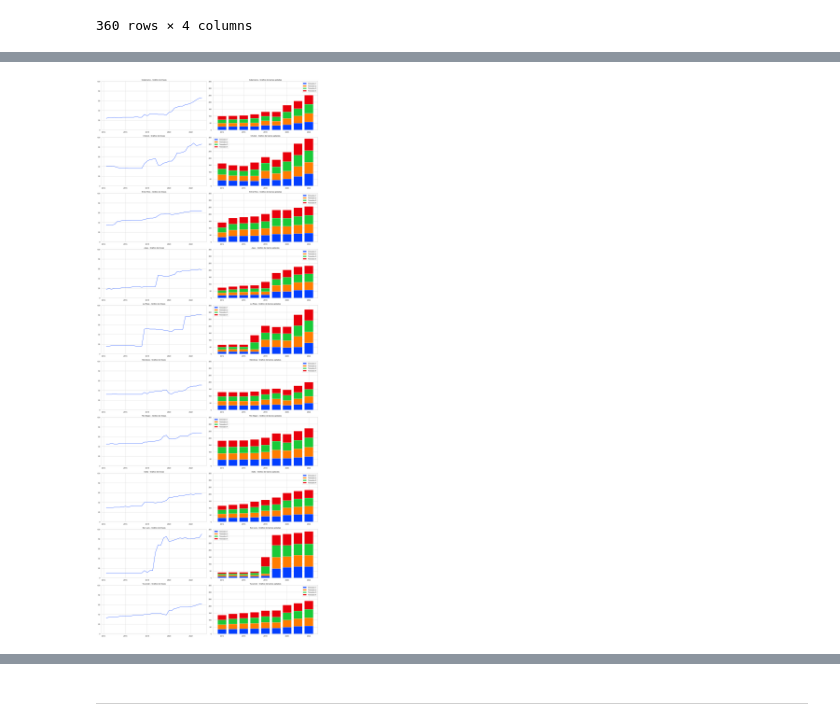
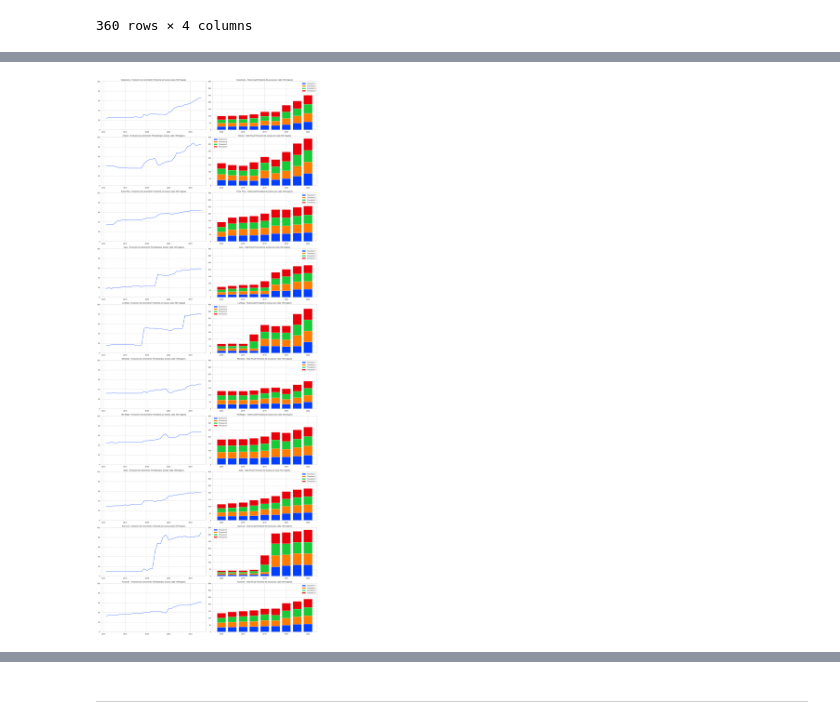
Before and after one commit to jonathancastillo185/Proyecto-2, a Jupyter notebook: ETL/EDA.ipynb, the cells around one changed output, grey strips where cells are left out. Drawn from its saved outputs; the diff is of its cells as text; code cells hidden in the pictures.

```diff
--- a/ETL/EDA.ipynb
+++ b/ETL/EDA.ipynb
@@ -284,7 +292,7 @@ plt.show()
 # %% [markdown]
 <h1><center>Enfoque en Sectores Provinciales</center></h1>
 # %%
-Provincial = internet_penetracion.groupby(['Provincia'])['Accesos por cada 100 hogares'].sum()
+Provincial = internet_penetracion.groupby(['Provincia'])['Accesos por cada 100 hogares'].mean()
 
 Provincial = {'Provincia' : Provincial.index, 'Acceso' : Provincial.values}
 
@@ -402,30 +450,30 @@ total_informacion_provincias_volumen
 # %%
 provincias = total_informacion_provincias_volumen['Provincia'].unique()
 
 fig, axs = plt.subplots(len(provincias), 2, figsize=(20, 5*len(provincias)))
 
 #---> Para cada provincia, crea un gráfico de líneas y un gráfico de barras apiladas
 for i, provincia in enumerate(provincias):
     data_provincia = total_informacion_provincias_volumen[total_informacion_provincias_volumen['Provincia'] == provincia]
 
     #---> Gráfico de líneas
     axs[i, 0].plot(data_provincia['Año'] + data_provincia['Trimestre']/4, data_provincia['Accesos por cada 100 hogares'])
-    axs[i, 0].set_title(f'{provincia} - Gráfico de líneas')
+    axs[i, 0].set_title(f'{provincia} - Evolucion de crecimiento Trimestral por acceso cada 100 hogares')
     axs[i, 0].set_ylim([0, 100])  # Establece la escala del eje y
 
     #---> Gráfico de barras apiladas
     years = data_provincia['Año'].unique()
     bottom = np.zeros(len(years))
     for trimestre in sorted(data_provincia['Trimestre'].unique()):
         data_trimestre = data_provincia[data_provincia['Trimestre'] == trimestre]
         axs[i, 1].bar(years, data_trimestre['Accesos por cada 100 hogares'], bottom=bottom, label=f'Trimestre {trimestre}')
         bottom += data_trimestre['Accesos por cada 100 hogares'].values
-    axs[i, 1].set_title(f'{provincia} - Gráfico de barras apiladas')
+    axs[i, 1].set_title(f'{provincia} - Total Anual/Trimestral de acceso por cada 100 hogares')
     axs[i, 1].legend()
     axs[i, 1].set_ylim([0, 350])  #---> Establece la escala del eje y
 
 #---> Muestra el gráfico
 plt.tight_layout()
 plt.show()
 # %% [output]
-[figure, old version]
+[figure, new version]
```
Also changed, not shown: parts of 23 cells of this notebook, 1 other file.
